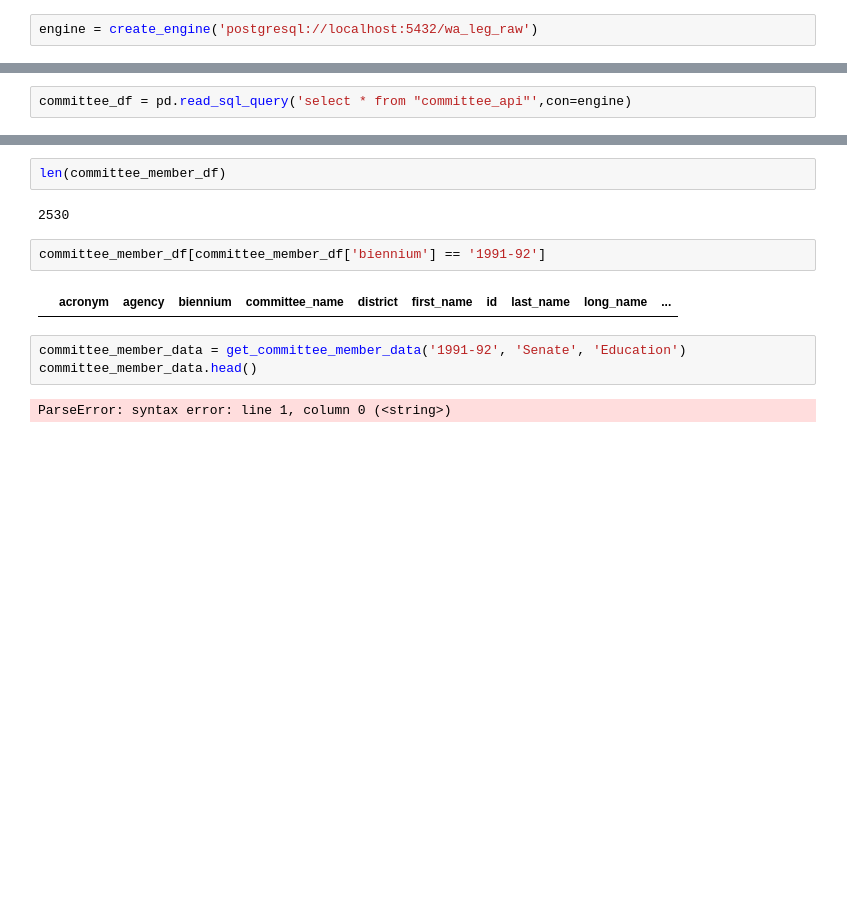
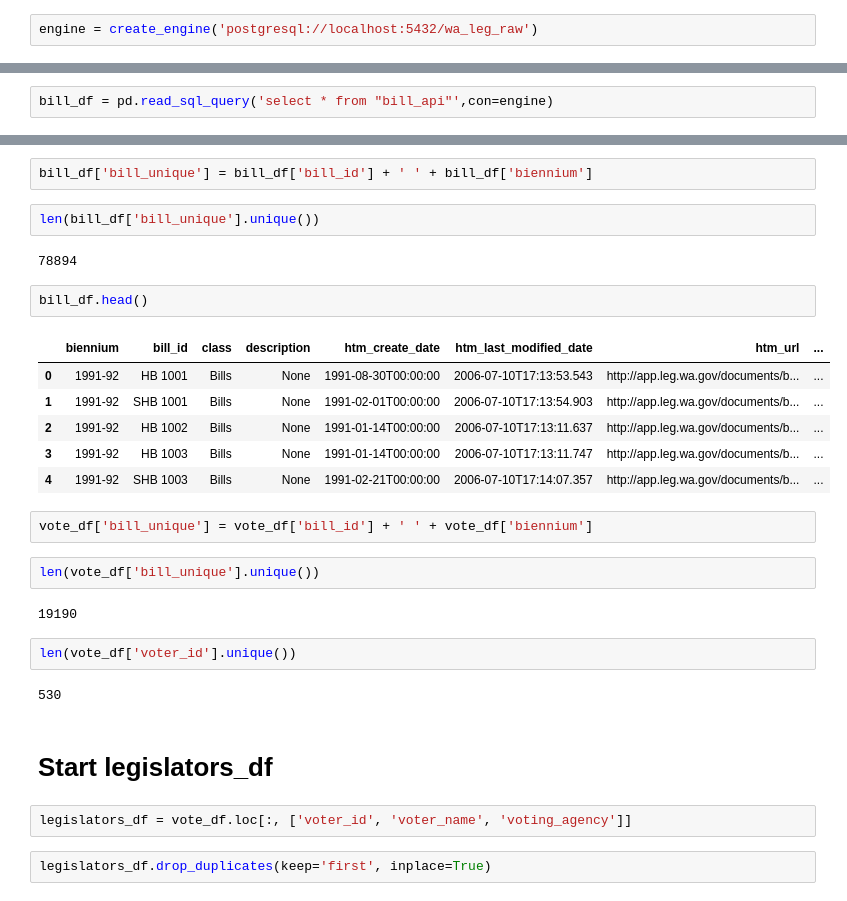
Before and after one commit to ekarboski/washington_state_legislation, a Jupyter notebook: Merging_votes_to_committee_data.ipynb, the cells around one changed output, grey strips where cells are left out. Cells and saved outputs as stored; diff of their text form; blank space fills up the shorter version.

Commit message:
Update web_scraping functions and work on merging sponsor_df to bill_df

```diff
--- a/Merging_votes_to_committee_data.ipynb
+++ b/Merging_votes_to_committee_data.ipynb
@@ -15,2 +17,2 @@ committee_member_df = pd.read_sql_query('select * from "committee_member_api"',c
 # %%
-committee_df = pd.read_sql_query('select * from "committee_api"',con=engine)
+bill_df = pd.read_sql_query('select * from "bill_api"',con=engine)
@@ -38,13 +19,31 @@ committee_df
-# %%
-len(committee_member_df)
-# %% [output]
-2530
-# %%
-committee_member_df[committee_member_df['biennium'] == '1991-92']
-# %% [output]
-|  | acronym | agency | biennium | committee_name | district | first_name | id | last_name | long_name | ... |
-# %%
-committee_member_data = get_committee_member_data('1991-92', 'Senate', 'Education')
-committee_member_data.head()
-# %% [output]
-ParseError: syntax error: line 1, column 0 (<string>)
+# %%
+bill_df['bill_unique'] = bill_df['bill_id'] + ' ' + bill_df['biennium']
+# %%
+len(bill_df['bill_unique'].unique())
+# %% [output]
+78894
+# %%
+bill_df.head()
+# %% [output]
+|  | biennium | bill_id | class | description | htm_create_date | htm_last_modified_date | htm_url | ... |
+| 0 | 1991-92 | HB 1001 | Bills | None | 1991-08-30T00:00:00 | 2006-07-10T17:13:53.543 | http://app.leg.wa.gov/documents/b... | ... |
+| 1 | 1991-92 | SHB 1001 | Bills | None | 1991-02-01T00:00:00 | 2006-07-10T17:13:54.903 | http://app.leg.wa.gov/documents/b... | ... |
+| 2 | 1991-92 | HB 1002 | Bills | None | 1991-01-14T00:00:00 | 2006-07-10T17:13:11.637 | http://app.leg.wa.gov/documents/b... | ... |
+| 3 | 1991-92 | HB 1003 | Bills | None | 1991-01-14T00:00:00 | 2006-07-10T17:13:11.747 | http://app.leg.wa.gov/documents/b... | ... |
+| 4 | 1991-92 | SHB 1003 | Bills | None | 1991-02-21T00:00:00 | 2006-07-10T17:14:07.357 | http://app.leg.wa.gov/documents/b... | ... |
+# %%
+vote_df['bill_unique'] = vote_df['bill_id'] + ' ' + vote_df['biennium']
+# %%
+len(vote_df['bill_unique'].unique())
+# %% [output]
+19190
+# %%
+len(vote_df['voter_id'].unique())
+# %% [output]
+530
+# %% [markdown]
+# Start legislators_df
+# %%
+legislators_df = vote_df.loc[:, ['voter_id', 'voter_name', 'voting_agency']]
+# %%
+legislators_df.drop_duplicates(keep='first', inplace=True)
```
Also changed, not shown: parts of 4 cells of this notebook, 4 other files.
